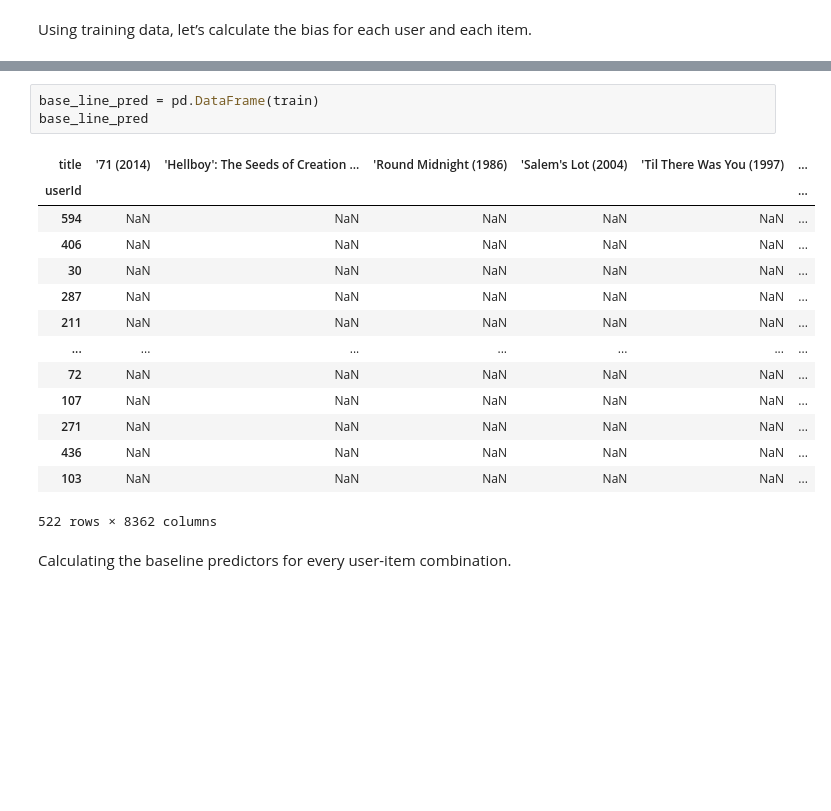
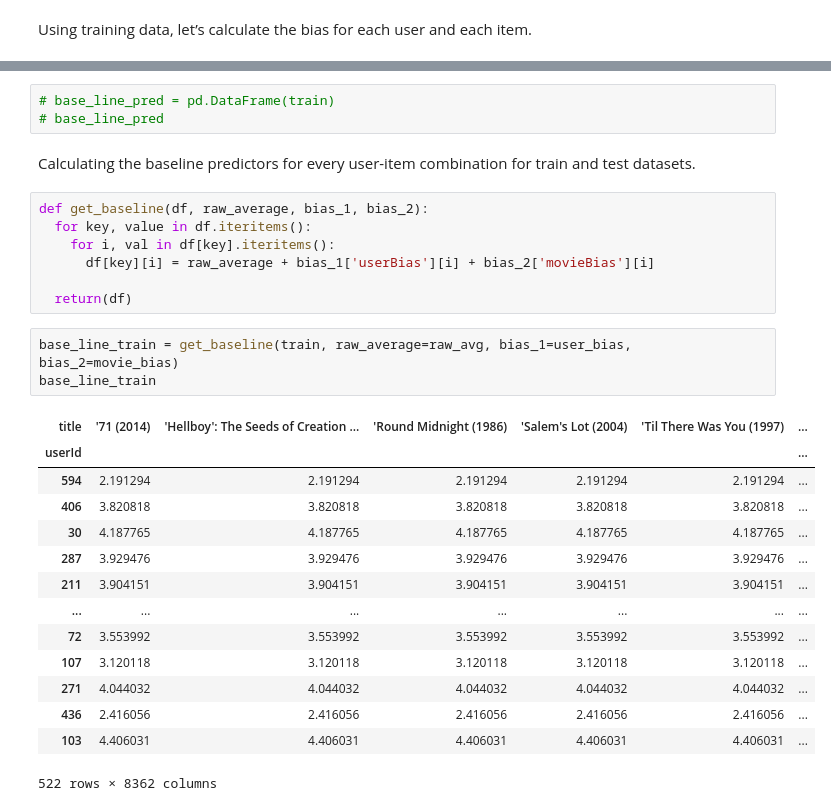
Before and after one commit to salma71/MSDS_SU2020, a Jupyter notebook: Basic_recommender_1.ipynb, the cells around one changed output, grey strips where cells are left out. Cells and saved outputs as stored; diff of their text form; blank space fills up the shorter version.

Commit message:
refactor looping, bug in the test baseline predictor

```diff
--- a/Basic_recommender_1.ipynb
+++ b/Basic_recommender_1.ipynb
@@ -232,21 +237,31 @@ movie_bias
 8362 rows × 1 columns
 # %%
-base_line_pred = pd.DataFrame(train)
-base_line_pred
+# base_line_pred = pd.DataFrame(train)
+# base_line_pred
-# %% [output]
-| title | '71 (2014) | 'Hellboy': The Seeds of Creation ... | 'Round Midnight (1986) | 'Salem's Lot (2004) | 'Til There Was You (1997) | ... |
-| userId |  |  |  |  |  | ... |
-| 594 | NaN | NaN | NaN | NaN | NaN | ... |
-| 406 | NaN | NaN | NaN | NaN | NaN | ... |
-| 30 | NaN | NaN | NaN | NaN | NaN | ... |
-| 287 | NaN | NaN | NaN | NaN | NaN | ... |
-| 211 | NaN | NaN | NaN | NaN | NaN | ... |
-| ... | ... | ... | ... | ... | ... | ... |
-| 72 | NaN | NaN | NaN | NaN | NaN | ... |
-| 107 | NaN | NaN | NaN | NaN | NaN | ... |
-| 271 | NaN | NaN | NaN | NaN | NaN | ... |
-| 436 | NaN | NaN | NaN | NaN | NaN | ... |
-| 103 | NaN | NaN | NaN | NaN | NaN | ... |
-522 rows × 8362 columns
 # %% [markdown]
-Calculating the baseline predictors for every user-item combination.
+Calculating the baseline predictors for every user-item combination for train and test datasets.
+# %%
+def get_baseline(df, raw_average, bias_1, bias_2):
+  for key, value in df.iteritems():
+    for i, val in df[key].iteritems():
+      df[key][i] = raw_average + bias_1['userBias'][i] + bias_2['movieBias'][i]
+
+  return(df)
+# %%
+base_line_train = get_baseline(train, raw_average=raw_avg, bias_1=user_bias, bias_2=movie_bias)
+base_line_train
+# %% [output]
+| title | '71 (2014) | 'Hellboy': The Seeds of Creation ... | 'Round Midnight (1986) | 'Salem's Lot (2004) | 'Til There Was You (1997) | ... |
+| userId |  |  |  |  |  | ... |
+| 594 | 2.191294 | 2.191294 | 2.191294 | 2.191294 | 2.191294 | ... |
+| 406 | 3.820818 | 3.820818 | 3.820818 | 3.820818 | 3.820818 | ... |
+| 30 | 4.187765 | 4.187765 | 4.187765 | 4.187765 | 4.187765 | ... |
+| 287 | 3.929476 | 3.929476 | 3.929476 | 3.929476 | 3.929476 | ... |
+| 211 | 3.904151 | 3.904151 | 3.904151 | 3.904151 | 3.904151 | ... |
+| ... | ... | ... | ... | ... | ... | ... |
+| 72 | 3.553992 | 3.553992 | 3.553992 | 3.553992 | 3.553992 | ... |
+| 107 | 3.120118 | 3.120118 | 3.120118 | 3.120118 | 3.120118 | ... |
+| 271 | 4.044032 | 4.044032 | 4.044032 | 4.044032 | 4.044032 | ... |
+| 436 | 2.416056 | 2.416056 | 2.416056 | 2.416056 | 2.416056 | ... |
+| 103 | 4.406031 | 4.406031 | 4.406031 | 4.406031 | 4.406031 | ... |
+522 rows × 8362 columns
```
Also changed, not shown: parts of 8 cells of this notebook.
